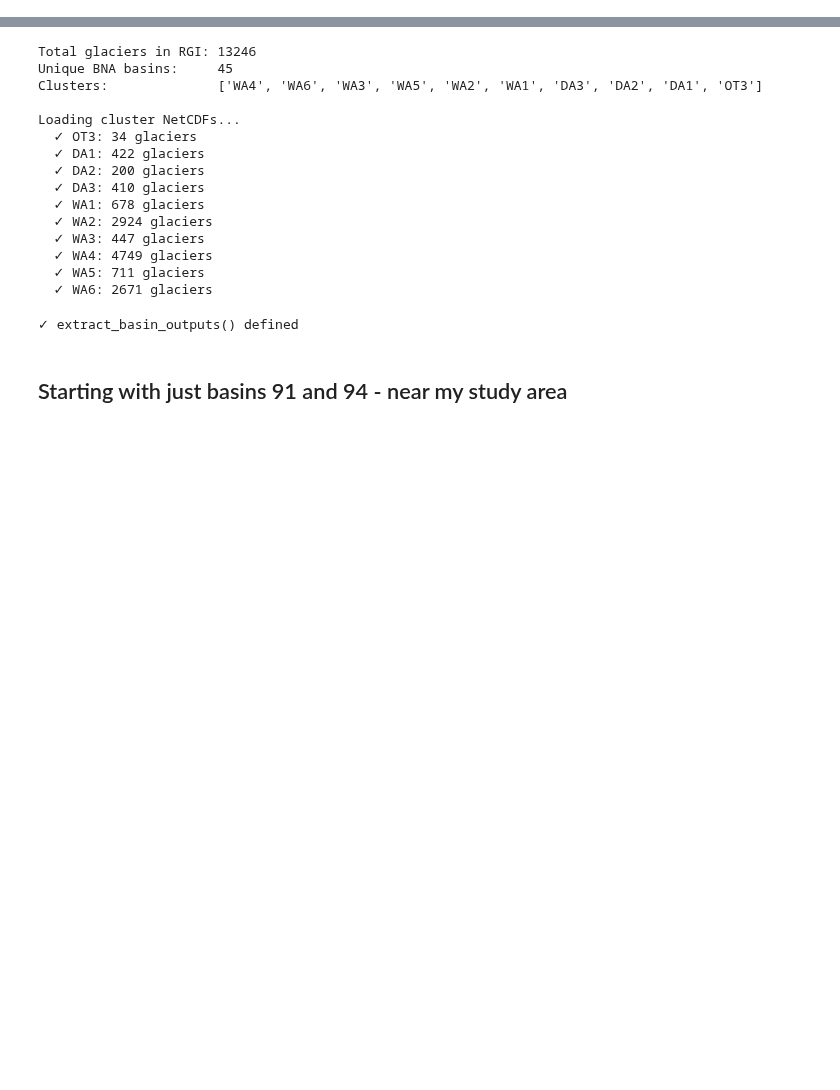
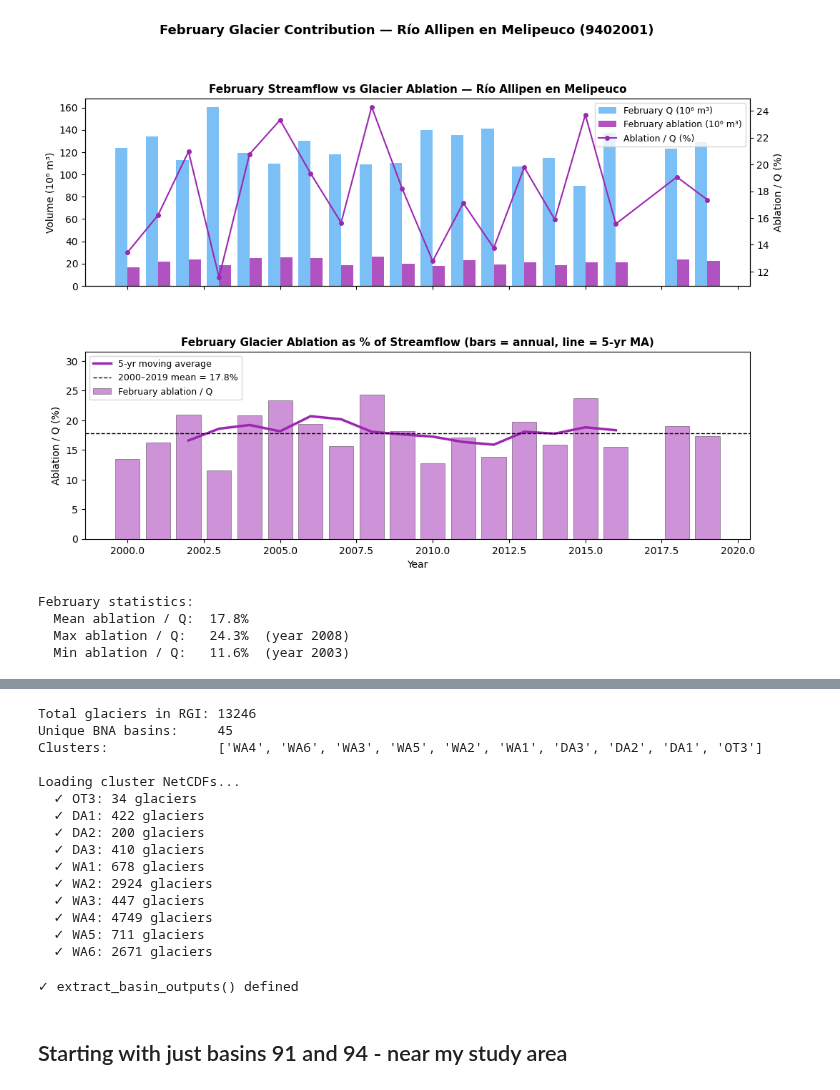
Before and after one commit to millie-spencer/OGGM_CR2_Chile, a Jupyter notebook: mb_by_basin.ipynb, the cells around one changed output, grey strips where cells are left out. Cells and saved outputs as stored; diff of their text form; code cells hidden in the pictures; blank space fills up the shorter version.

```diff
--- a/mb_by_basin.ipynb
+++ b/mb_by_basin.ipynb
@@ -2,0 +368,66 @@
+# %%
+"""Cell 6b: February glacier contribution timeseries (2000–2019)
+   February = peak late-summer melt month in Southern Hemisphere
+"""
+
+fig, axes = plt.subplots(2, 1, figsize=(12, 8), sharex=True)
+fig.subplots_adjust(hspace=0.35)
+
+# Filter to February only
+feb_mask  = frac_melt_mon.index.month == 2
+feb_melt  = frac_melt_mon[feb_mask]
+feb_q     = q_mon_c[feb_mask]
+feb_gl    = gl_mon_c[feb_mask]
+feb_years = feb_melt.index.year
+
+# 5-yr moving average on February fraction
+feb_ma = feb_melt.copy()
+feb_ma.index = feb_years
+feb_ma_roll = feb_ma.rolling(5, center=True).mean()
+
+# ── Panel 1: February Q vs ablation (m³) ──────────────────────────────────
+ax1  = axes[0]
+ax1b = ax1.twinx()
+ax1.bar(feb_years - 0.2, feb_q  / 1e6, width=0.4, color=C_Q,    alpha=0.6, label='February Q (10⁶ m³)')
+ax1.bar(feb_years + 0.2, feb_gl / 1e6, width=0.4, color=C_MELT, alpha=0.8, label='February ablation (10⁶ m³)')
+ax1b.plot(feb_years, feb_melt.values, '-o', color=C_MELT,
+          markersize=4, linewidth=1.5, label='Ablation / Q (%)')
+ax1.set_ylabel('Volume (10⁶ m³)', fontsize=10)
+ax1b.set_ylabel('Ablation / Q (%)', fontsize=10)
+ax1.set_title('February Streamflow vs Glacier Ablation — Río Allipen en Melipeuco',
+              fontsize=11, fontweight='bold')
+lines1, labs1 = ax1.get_legend_handles_labels()
+lines2, labs2 = ax1b.get_legend_handles_labels()
+ax1.legend(lines1 + lines2, labs1 + labs2, fontsize=9, loc='upper right')
+
+# ── Panel 2: February ablation fraction + 5-yr MA ─────────────────────────
+ax2 = axes[1]
+ax2.bar(feb_years, feb_melt.values, color=C_MELT, alpha=0.5,
+        edgecolor='black', linewidth=0.5, label='February ablation / Q')
+ax2.plot(feb_years, feb_ma_roll.values, '-', color=C_MELT,
+         linewidth=2.5, label='5-yr moving average')
+ax2.axhline(feb_melt.mean(), color='black', linestyle='--', linewidth=1,
+            label=f'2000–2019 mean = {feb_melt.mean():.1f}%')
+ax2.set_ylabel('Ablation / Q (%)', fontsize=10)
+ax2.set_xlabel('Year', fontsize=10)
+ax2.set_ylim(0, min(feb_melt.max() * 1.3, 100))
+ax2.set_title('February Glacier Ablation as % of Streamflow (bars = annual, line = 5-yr MA)',
+              fontsize=11, fontweight='bold')
+ax2.legend(fontsize=9)
+
+plt.suptitle('February Glacier Contribution — Río Allipen en Melipeuco (9402001)',
+             fontsize=13, fontweight='bold', y=1.01)
+plt.savefig('/Users/milliespencer/Desktop/CR2_OGGM_Paper/Allipen_february_contribution.png',
+            dpi=300, bbox_inches='tight')
+plt.show()
+
+print(f'\nFebruary statistics:')
+print(f'  Mean ablation / Q:  {feb_melt.mean():.1f}%')
+print(f'  Max ablation / Q:   {feb_melt.max():.1f}%  (year {feb_years[feb_melt.values.argmax()]})')
+print(f'  Min ablation / Q:   {feb_melt.min():.1f}%  (year {feb_years[feb_melt.values.argmin()]})')
+# %% [output]
+[figure, added]
+February statistics:
+  Mean ablation / Q:  17.8%
+  Max ablation / Q:   24.3%  (year 2008)
+  Min ablation / Q:   11.6%  (year 2003)
```
Also changed, not shown: parts of 20 cells of this notebook.
